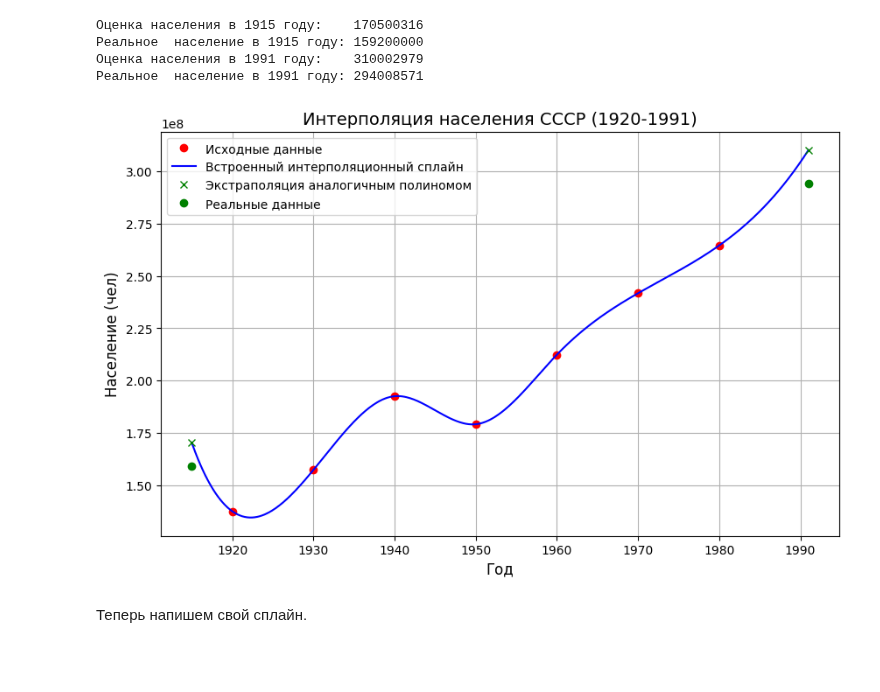
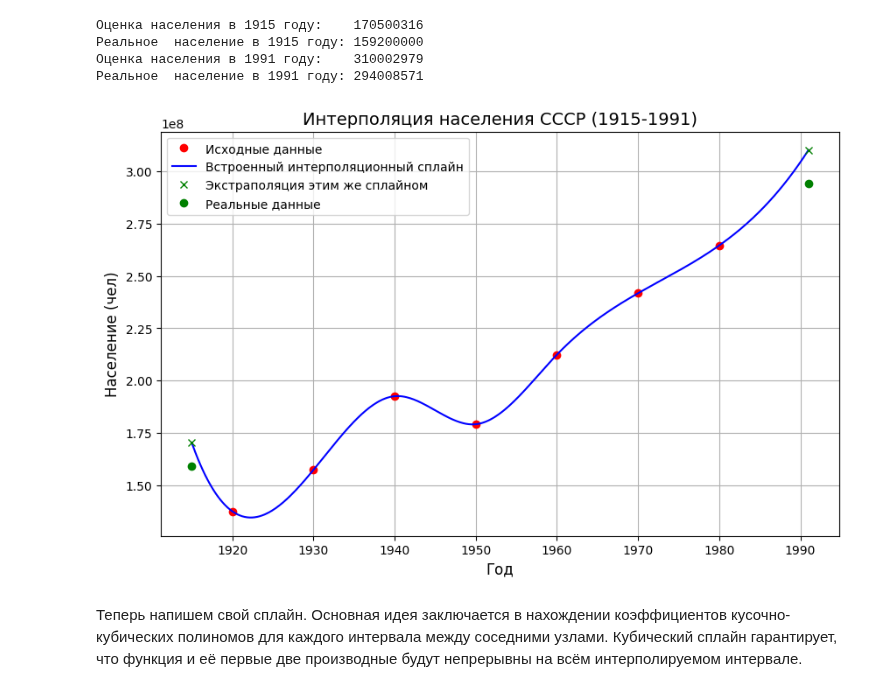
Before and after one commit to oncoming-lane/computational_mathematics, a Jupyter notebook: lab4/lab4.ipynb, the cells around one changed output. Saved outputs shown, nothing was run; the diff lists cells and outputs as text; code cells hidden in the pictures; blank space fills up the shorter version.

```diff
--- a/lab4/lab4.ipynb
+++ b/lab4/lab4.ipynb
@@ -291,35 +292,37 @@ for l in range(len(x_true)):
 # %%
 
 
 # Построение графика
 plt.figure(figsize=(10, 6))
 
 # Подготовка данных для графика
 x_interp = np.linspace(1915, 1991, 500)  # значения x от минимального до 1991 года
 y_interp = cs(x_interp)  # интерполированные значения
 
 #исходные данные - заданные для интерполяции точки
 plt.plot(years_10, population_10, 'o', label='Исходные данные', color='red')
 
 #производим интерполяцию по выбранным точкам
 plt.plot(x_interp, y_interp, label='Встроенный интерполяционный сплайн', color='blue')
 
 # проводим экстраполяцию для точек 1915 и 1991
-plt.plot(x_true, extrapolate, 'x', label='Экстраполяция аналогичным полиномом', color='green')
+plt.plot(x_true, extrapolate, 'x', label='Экстраполяция этим же сплайном', color='green')
 #реальные данные - для проверки экстраполяции
 plt.plot(x_true, y_true, 'o', label='Реальные данные', color='green')
 
 
 
 
 # Оформление графика
-plt.title("Интерполяция населения СССР (1920-1991)", fontsize=14)
+plt.title("Интерполяция населения СССР (1915-1991)", fontsize=14)
 plt.xlabel("Год", fontsize=12)
 plt.ylabel("Население (чел)", fontsize=12)
 plt.legend()
 plt.grid(True)
 plt.show()
 # %% [output]
-[figure, old version]
+[figure, new version]
-# %% [markdown]
-Теперь напишем свой сплайн.
+# %% [markdown]
+Теперь напишем свой сплайн.
+Основная идея заключается в нахождении коэффициентов кусочно-кубических полиномов для каждого интервала между соседними узлами.
+Кубический сплайн гарантирует, что функция и её первые две производные будут непрерывны на всём интерполируемом интервале.
```
Also changed, not shown: parts of 13 cells of this notebook.
